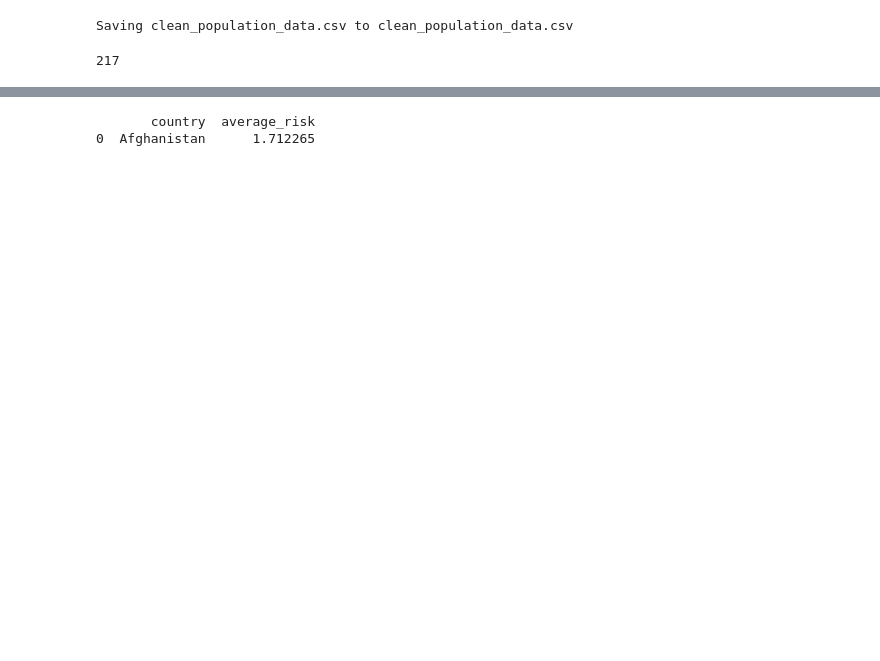
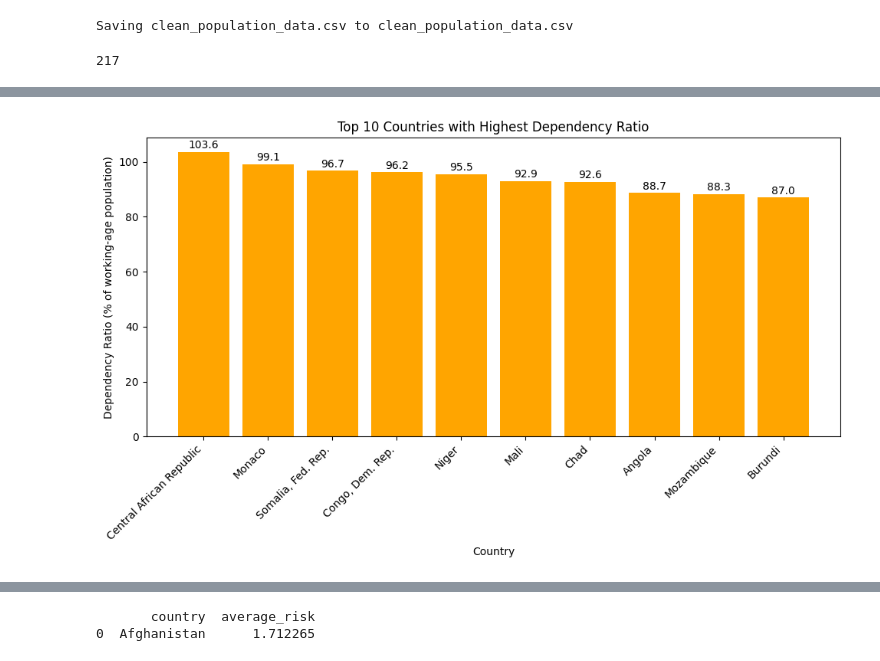
Before and after one commit to mkweisbr/Portfolio, a Jupyter notebook: Population_Risk_Queries_SQL.ipynb, the cells around one changed output, grey strips where cells are left out. Saved outputs shown, nothing was run; the diff lists cells and outputs as text; code cells hidden in the pictures; blank space fills up the shorter version.

```diff
--- a/Population_Risk_Queries_SQL.ipynb
+++ b/Population_Risk_Queries_SQL.ipynb
@@ -109,0 +77,27 @@ print(low_migration)
+# %%
+High_Dependency_Ratio = """SELECT country, dependency_ratio
+FROM population_data
+ORDER BY dependency_ratio DESC
+LIMIT 10
+"""
+
+High_dependency = pd.read_sql_query(High_Dependency_Ratio, conn)
+
+# Bar chart for countries with highest dependency ratio
+plt.figure(figsize=(10,6))
+plt.bar(High_dependency['country'], High_dependency['dependency_ratio'], color='orange')
+
+# Labels and title
+plt.xlabel("Country")
+plt.ylabel("Dependency Ratio (% of working-age population)")
+plt.title("Top 10 Countries with Highest Dependency Ratio")
+plt.xticks(rotation=45, ha='right')
+
+# Add values on top of bars
+for i, ratio in enumerate(High_dependency['dependency_ratio']):
+    plt.text(i, ratio + 0.5, round(ratio, 1), ha='center', va='bottom')
+
+plt.tight_layout()
+plt.show()
+# %% [output]
+[figure, added]
```
Also changed, not shown: parts of 10 cells of this notebook.
